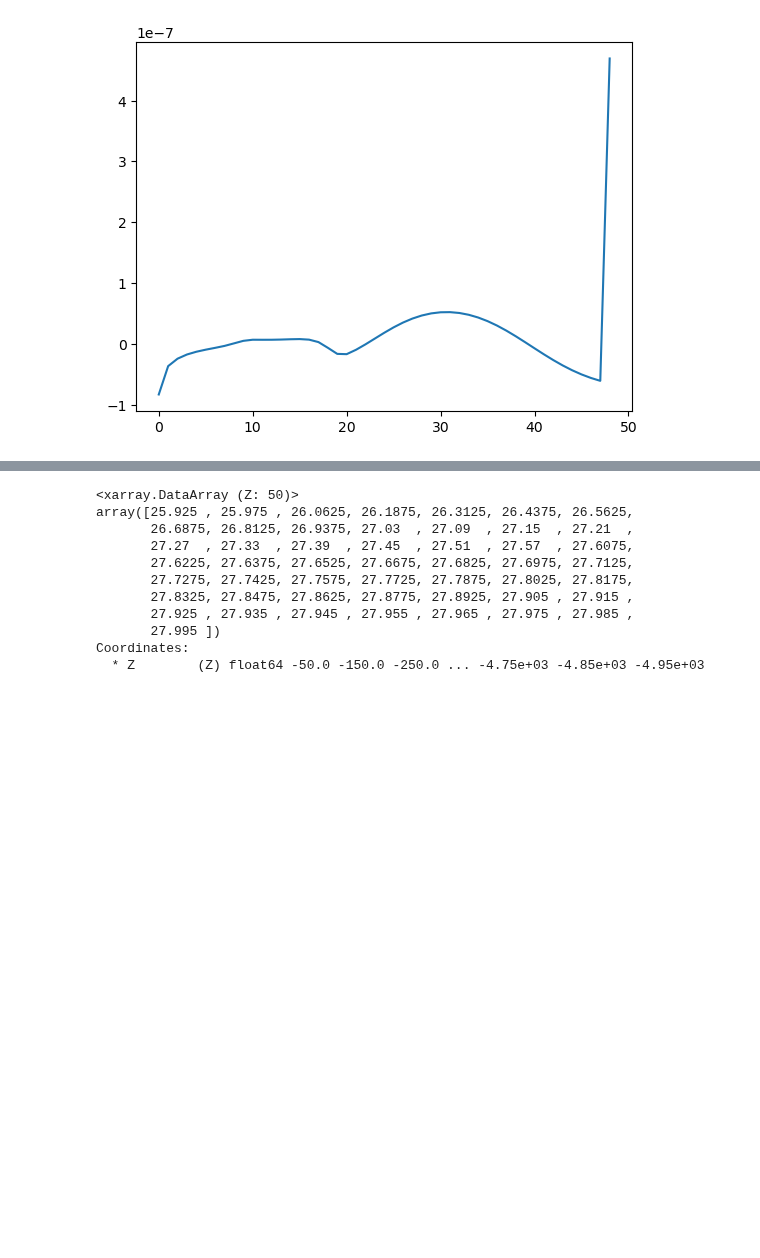
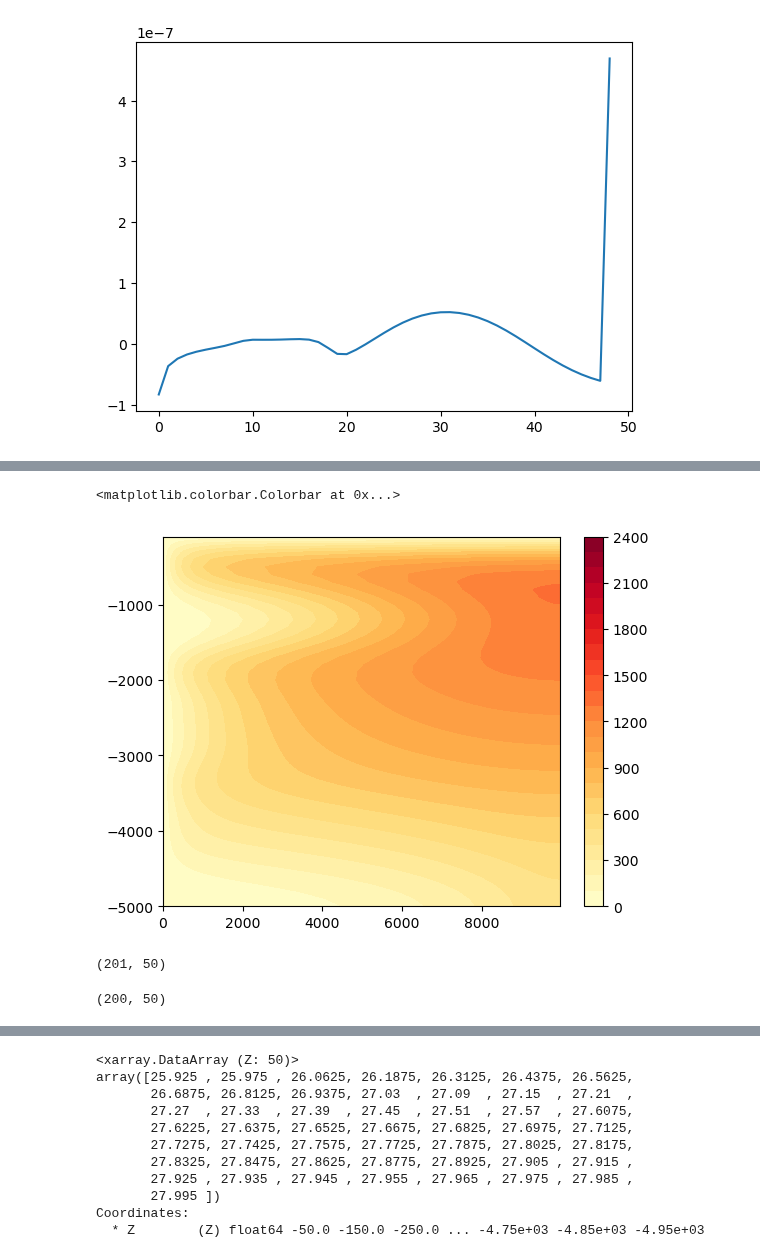
Before and after one commit to anthony-meza/test_age_framework, a Jupyter notebook: advection_diffusion_example.ipynb, the cells around one changed output, grey strips where cells are left out. Saved outputs shown, nothing was run; the diff lists cells and outputs as text; code cells hidden in the pictures; blank space fills up the shorter version.

```diff
--- a/advection_diffusion_example.ipynb
+++ b/advection_diffusion_example.ipynb
@@ -266,0 +384,17 @@ tracer=tracer[:,]
+# %%
+plt.contourf(ybasin,Zl,tracer.T/31104000,cmap=plt.cm.YlOrRd,levels=np.arange(0,2410,100))
+plt.colorbar()
+# %% [output]
+<matplotlib.colorbar.Colorbar at 0x...>
+[figure, added]
+# %%
+fluxz.shape
+fluxy.shape
+# %% [output]
+(201, 50)
+# %%
+dV=np.ones([Nbasin,Nz])*basin_width*1000*dy*1000
+dV.shape
+Vint.shape
+# %% [output]
+(200, 50)
```
Also changed, not shown: parts of 23 cells of this notebook.
